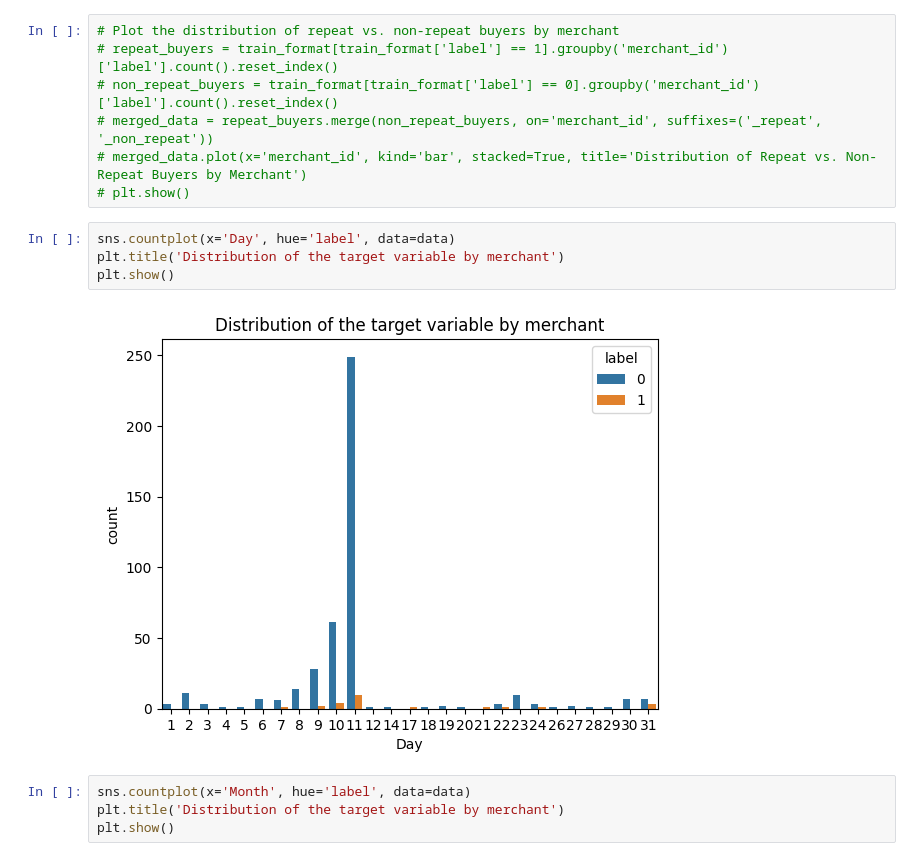
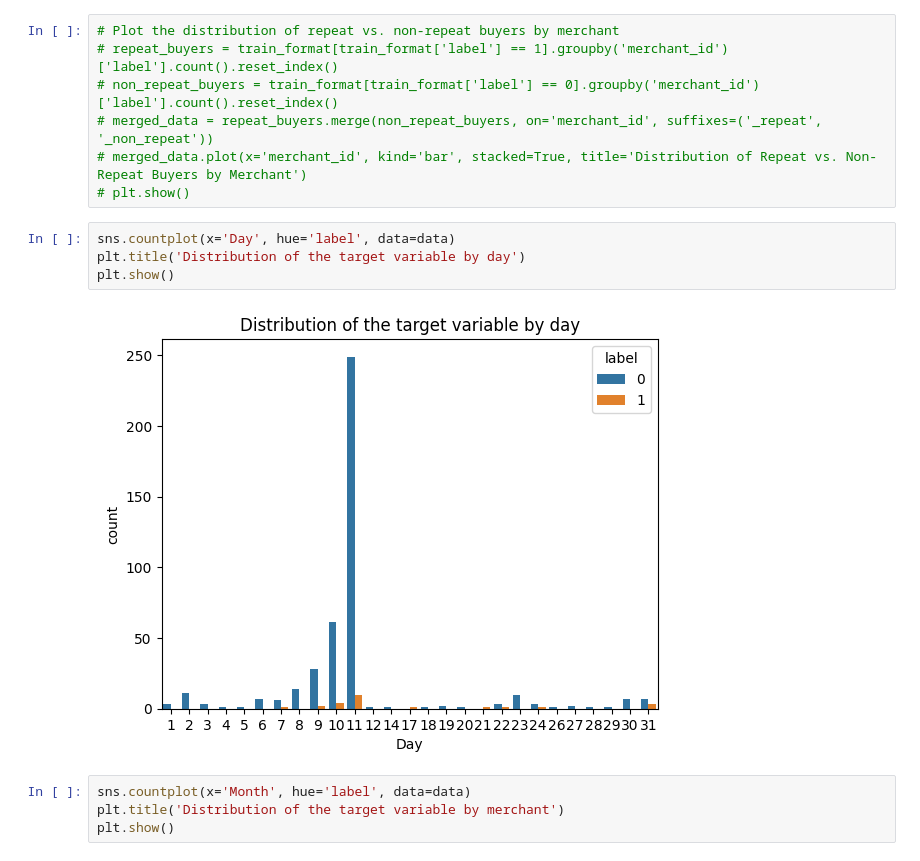
Before and after one commit to PR-2023/CECS550, a Jupyter notebook: dataViz.ipynb, the cells around one changed output. Drawn from its saved outputs; the diff is of its cells as text.

```diff
--- a/dataViz.ipynb
+++ b/dataViz.ipynb
@@ -397,10 +397,10 @@ plt.show()
 # plt.show()
 # %%
 sns.countplot(x='Day', hue='label', data=data)
-plt.title('Distribution of the target variable by merchant')
+plt.title('Distribution of the target variable by day')
 plt.show()
 # %% [output]
-[figure, old version]
+[figure, new version]
 # %%
 sns.countplot(x='Month', hue='label', data=data)
 plt.title('Distribution of the target variable by merchant')
```
Also changed, not shown: parts of 6 cells of this notebook.
